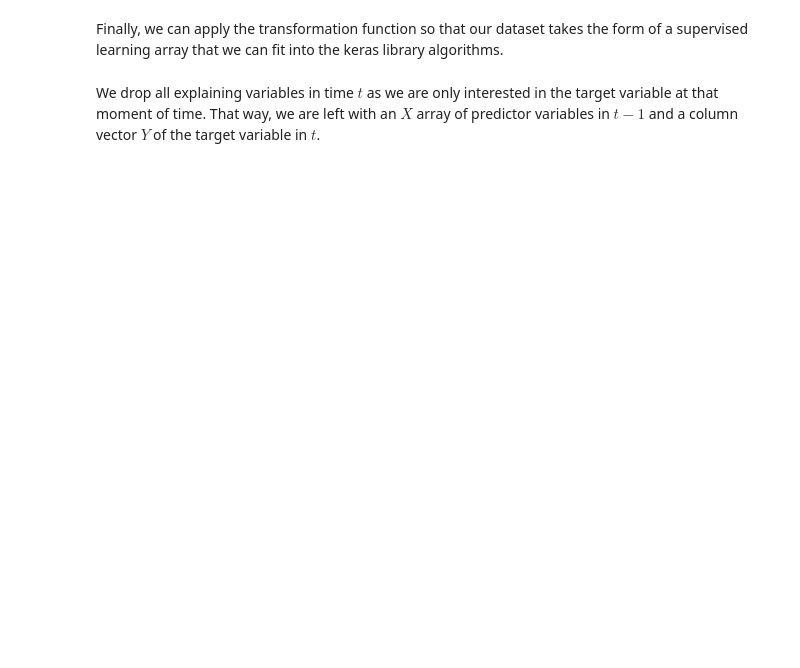
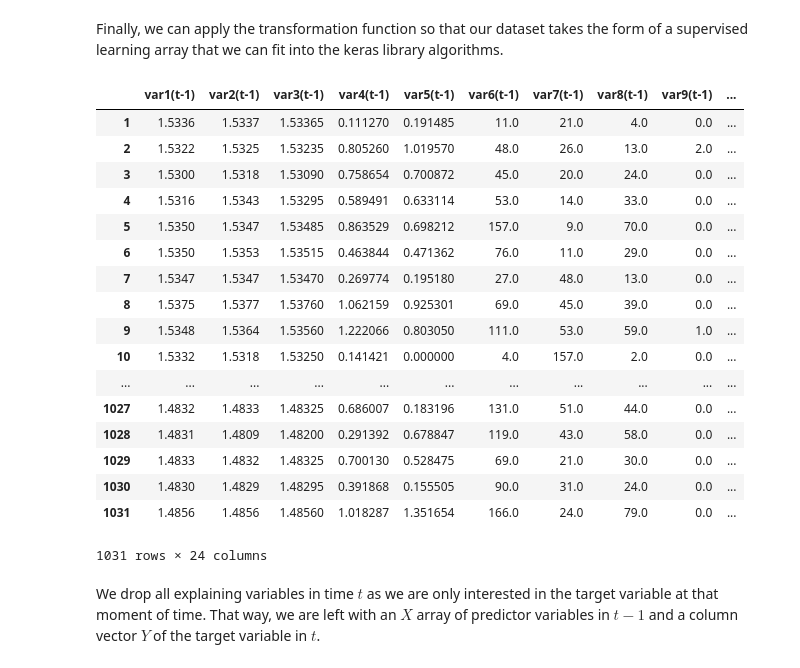
Before and after one commit to mduquem/FX-model, a Jupyter notebook: LSTM prediction model.ipynb, the cells around one changed output. Saved outputs shown, nothing was run; the diff lists cells and outputs as text; code cells hidden in the pictures; blank space fills up the shorter version.

```diff
--- a/LSTM prediction model.ipynb
+++ b/LSTM prediction model.ipynb
@@ -99,6 +99,26 @@ dataset.head()
 Finally, we can apply the transformation function so that our dataset takes the form of a supervised learning array that we can fit into the keras library algorithms.
 # %%
 reframed = series_to_supervised(values,1,1)
+reframed
+# %% [output]
+|  | var1(t-1) | var2(t-1) | var3(t-1) | var4(t-1) | var5(t-1) | var6(t-1) | var7(t-1) | var8(t-1) | var9(t-1) | ... |
+| 1 | 1.5336 | 1.5337 | 1.53365 | 0.111270 | 0.191485 | 11.0 | 21.0 | 4.0 | 0.0 | ... |
+| 2 | 1.5322 | 1.5325 | 1.53235 | 0.805260 | 1.019570 | 48.0 | 26.0 | 13.0 | 2.0 | ... |
+| 3 | 1.5300 | 1.5318 | 1.53090 | 0.758654 | 0.700872 | 45.0 | 20.0 | 24.0 | 0.0 | ... |
+| 4 | 1.5316 | 1.5343 | 1.53295 | 0.589491 | 0.633114 | 53.0 | 14.0 | 33.0 | 0.0 | ... |
+| 5 | 1.5350 | 1.5347 | 1.53485 | 0.863529 | 0.698212 | 157.0 | 9.0 | 70.0 | 0.0 | ... |
+| 6 | 1.5350 | 1.5353 | 1.53515 | 0.463844 | 0.471362 | 76.0 | 11.0 | 29.0 | 0.0 | ... |
+| 7 | 1.5347 | 1.5347 | 1.53470 | 0.269774 | 0.195180 | 27.0 | 48.0 | 13.0 | 0.0 | ... |
+| 8 | 1.5375 | 1.5377 | 1.53760 | 1.062159 | 0.925301 | 69.0 | 45.0 | 39.0 | 0.0 | ... |
+| 9 | 1.5348 | 1.5364 | 1.53560 | 1.222066 | 0.803050 | 111.0 | 53.0 | 59.0 | 1.0 | ... |
+| 10 | 1.5332 | 1.5318 | 1.53250 | 0.141421 | 0.000000 | 4.0 | 157.0 | 2.0 | 0.0 | ... |
+| ... | ... | ... | ... | ... | ... | ... | ... | ... | ... | ... |
+| 1027 | 1.4832 | 1.4833 | 1.48325 | 0.686007 | 0.183196 | 131.0 | 51.0 | 44.0 | 0.0 | ... |
+| 1028 | 1.4831 | 1.4809 | 1.48200 | 0.291392 | 0.678847 | 119.0 | 43.0 | 58.0 | 0.0 | ... |
+| 1029 | 1.4833 | 1.4832 | 1.48325 | 0.700130 | 0.528475 | 69.0 | 21.0 | 30.0 | 0.0 | ... |
+| 1030 | 1.4830 | 1.4829 | 1.48295 | 0.391868 | 0.155505 | 90.0 | 31.0 | 24.0 | 0.0 | ... |
+| 1031 | 1.4856 | 1.4856 | 1.48560 | 1.018287 | 1.351654 | 166.0 | 24.0 | 79.0 | 0.0 | ... |
+1031 rows × 24 columns
 # %% [markdown]
 We drop all explaining variables in time $t$ as we are only interested in the target variable at that moment of time. That way, we are left with an $X$ array of predictor variables in $t-1$ and a column vector $Y$ of the target variable in $t$.
 # %%
```
Also changed, not shown: parts of 7 cells of this notebook, 8 other files.
